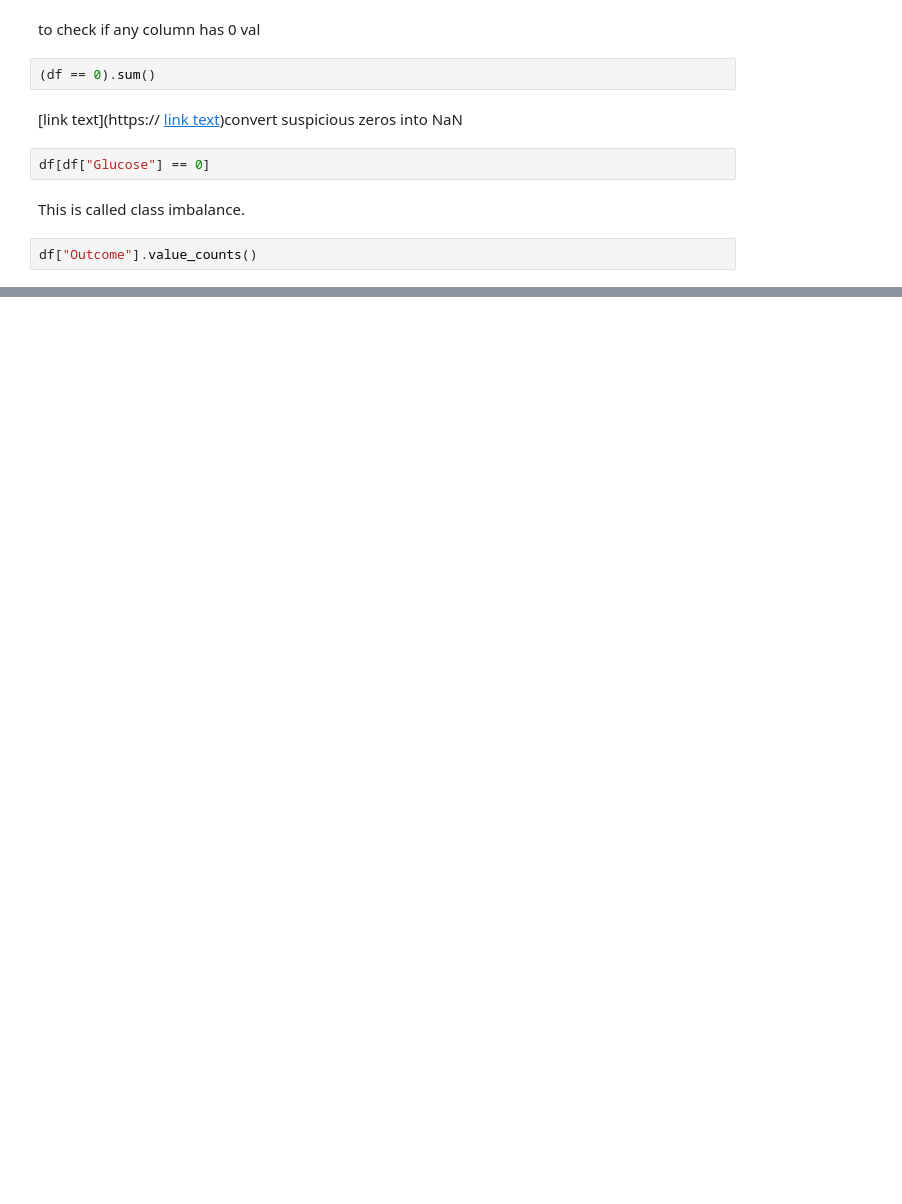
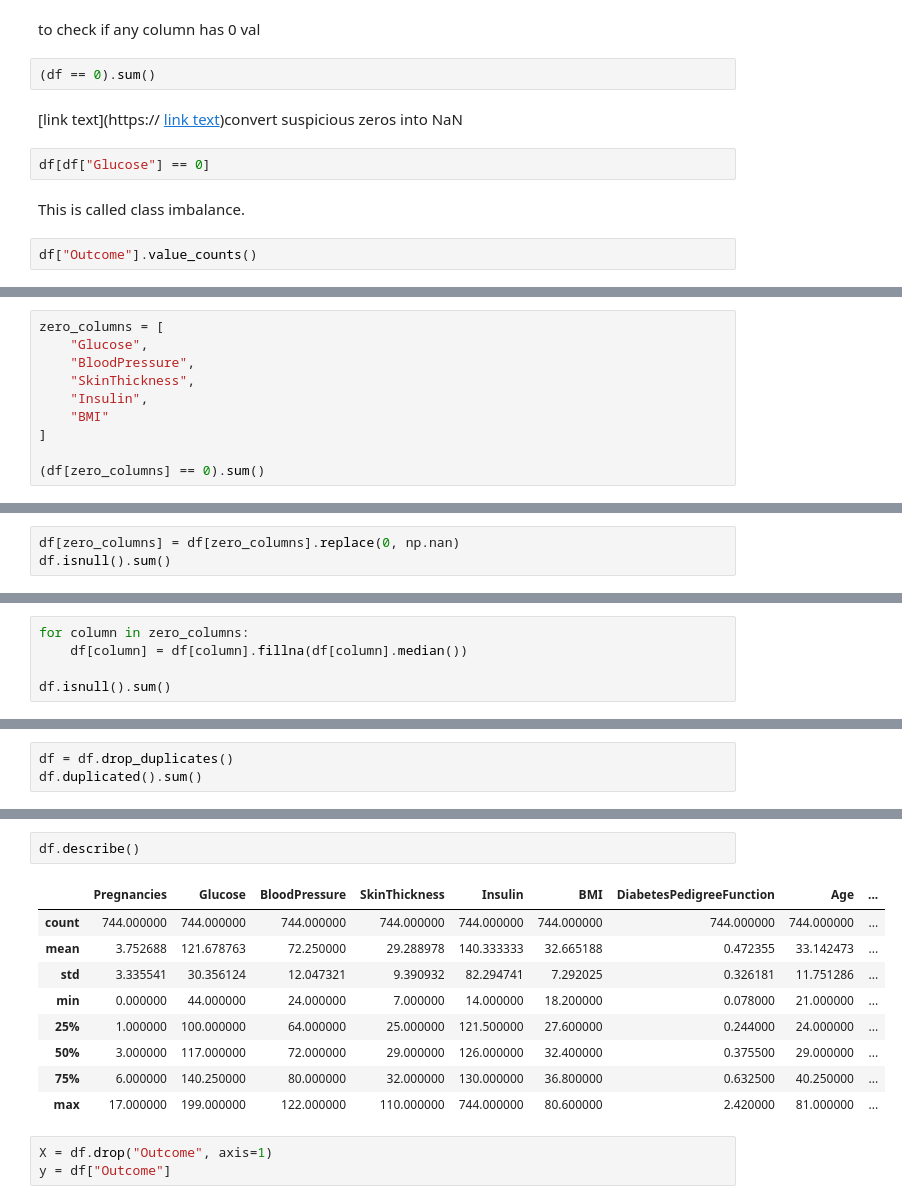
Before and after one commit to Upandergarg/diabetes-prediction-using-ml, a Jupyter notebook: Diabetes_Prediction.ipynb, the cells around one changed output, grey strips where cells are left out. Saved outputs shown, nothing was run; the diff lists cells and outputs as text; blank space fills up the shorter version.

```diff
--- a/Diabetes_Prediction.ipynb
+++ b/Diabetes_Prediction.ipynb
@@ -36,0 +47,10 @@ df["Outcome"].value_counts()
+# %%
+zero_columns = [
+    "Glucose",
+    "BloodPressure",
+    "SkinThickness",
+    "Insulin",
+    "BMI"
+]
+
+(df[zero_columns] == 0).sum()
@@ -36,0 +69,3 @@ df["Outcome"].value_counts()
+# %%
+df[zero_columns] = df[zero_columns].replace(0, np.nan)
+df.isnull().sum()
@@ -36,0 +89,5 @@ df["Outcome"].value_counts()
+# %%
+for column in zero_columns:
+    df[column] = df[column].fillna(df[column].median())
+
+df.isnull().sum()
@@ -36,0 +112,3 @@ df["Outcome"].value_counts()
+# %%
+df = df.drop_duplicates()
+df.duplicated().sum()
@@ -36,0 +132,15 @@ df["Outcome"].value_counts()
+# %%
+df.describe()
+# %% [output]
+|  | Pregnancies | Glucose | BloodPressure | SkinThickness | Insulin | BMI | DiabetesPedigreeFunction | Age | ... |
+| count | 744.000000 | 744.000000 | 744.000000 | 744.000000 | 744.000000 | 744.000000 | 744.000000 | 744.000000 | ... |
+| mean | 3.752688 | 121.678763 | 72.250000 | 29.288978 | 140.333333 | 32.665188 | 0.472355 | 33.142473 | ... |
+| std | 3.335541 | 30.356124 | 12.047321 | 9.390932 | 82.294741 | 7.292025 | 0.326181 | 11.751286 | ... |
+| min | 0.000000 | 44.000000 | 24.000000 | 7.000000 | 14.000000 | 18.200000 | 0.078000 | 21.000000 | ... |
+| 25% | 1.000000 | 100.000000 | 64.000000 | 25.000000 | 121.500000 | 27.600000 | 0.244000 | 24.000000 | ... |
+| 50% | 3.000000 | 117.000000 | 72.000000 | 29.000000 | 126.000000 | 32.400000 | 0.375500 | 29.000000 | ... |
+| 75% | 6.000000 | 140.250000 | 80.000000 | 32.000000 | 130.000000 | 36.800000 | 0.632500 | 40.250000 | ... |
+| max | 17.000000 | 199.000000 | 122.000000 | 110.000000 | 744.000000 | 80.600000 | 2.420000 | 81.000000 | ... |
+# %%
+X = df.drop("Outcome", axis=1)
+y = df["Outcome"]
```
Also changed, not shown: parts of 16 cells of this notebook.
